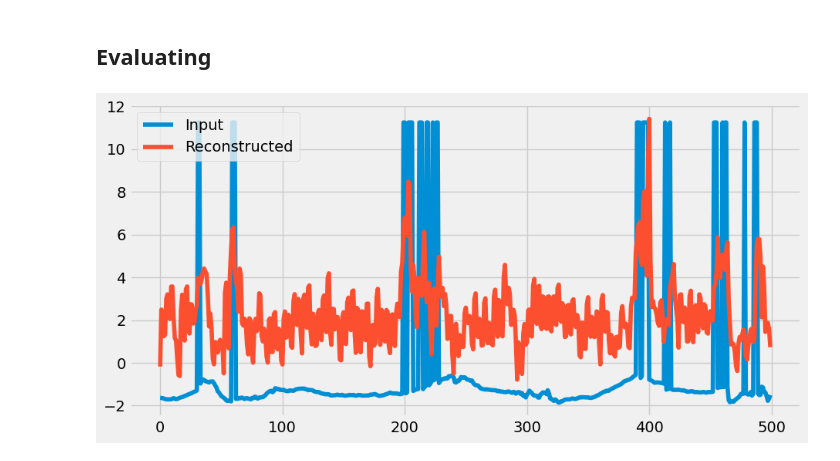
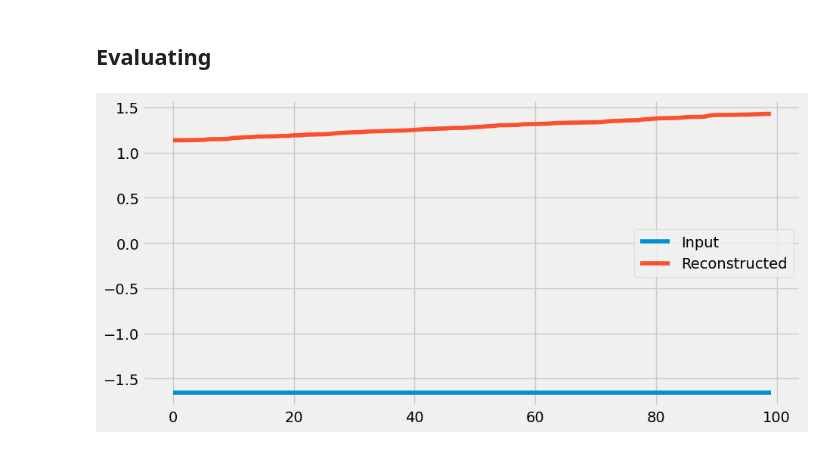
Before and after one commit to BuiHoangTu/ul.bds.NormalBehaviorMonitor, a Jupyter notebook: dev.ipynb, the cells around one changed output. Saved outputs shown, nothing was run; the diff lists cells and outputs as text; code cells hidden in the pictures.

```diff
--- a/dev.ipynb
+++ b/dev.ipynb
@@ -279,7 +278,8 @@ criterion = nn.MSELoss()
 optimizer = optim.Adam(model.parameters())
 
 # Training loop
-num_epochs = 10
+num_epochs = 20
+earlyStopping = 10
 losses = []
 for epoch in range(num_epochs):
     for x, _ in trainLoader:
@@ -360,11 +370,14 @@ with torch.no_grad():
                 for timestep in channel:
                     tempOut.append(timestep[0])
                     rotOut.append(timestep[1])
+# %%
+tempIn, tempOut = zip(*sorted(zip(tempIn, tempOut)))
+rotIn, rotOut = zip(*sorted(zip(rotIn, rotOut)))
 # %%
 plt.figure(figsize=(10, 5))
-plt.plot(tempIn[0:500], label="Input")
-plt.plot(tempOut[0:500], label="Reconstructed")
+plt.plot(rotIn[5000:5100], label="Input")
+plt.plot(rotOut[5000:5100], label="Reconstructed")
 plt.legend()
 plt.show()
 # %% [output]
-[figure, old version]
+[figure, new version]
```
Also changed, not shown: parts of 3 cells of this notebook.
